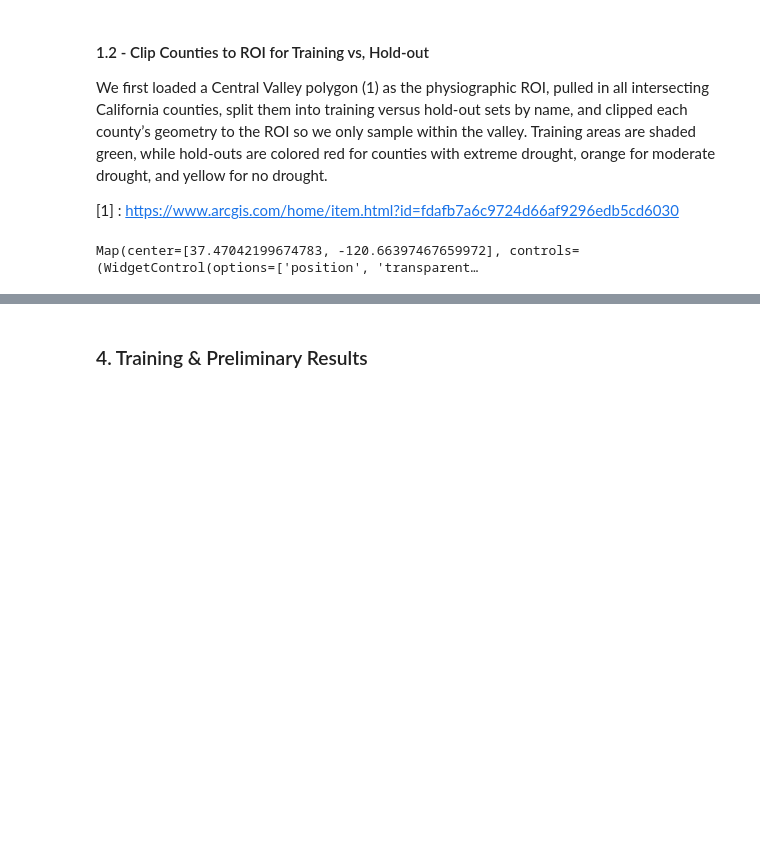
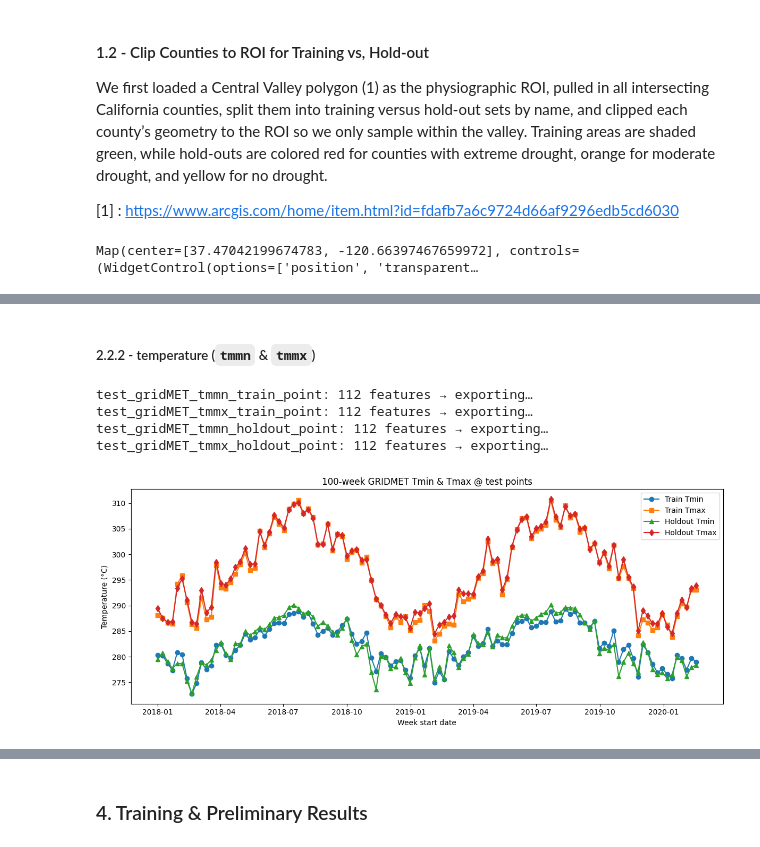
Before and after one commit to toribiodiego/ECE-471-A-Remote-Sensing, a Jupyter notebook: Final_Project/Final_Project.ipynb, the cells around one changed output, grey strips where cells are left out. Cells and saved outputs as stored; diff of their text form; code cells hidden in the pictures; blank space fills up the shorter version.

```diff
--- a/Final_Project/Final_Project.ipynb
+++ b/Final_Project/Final_Project.ipynb
@@ -493,0 +636,78 @@ Sequence shapes → X: (87, 8, 10) Y: (87, 4, 1)
+# %% [markdown]
+##### 2.2.2 - temperature (`tmmn` & `tmmx`)
+# %%
+WEEKS      = 112
+
+
+# ── LOAD a single train-/holdout point ───────────────────
+train_pt = ee.FeatureCollection(
+    'projects/toribiodiego-ece471/assets/spatial_samples/train_points'
+).limit(1)
+hold_pt  = ee.FeatureCollection(
+    'projects/toribiodiego-ece471/assets/spatial_samples/holdout_points'
+).limit(1)
+
+
+# ── BUILD weekly GRIDMET Tmin & Tmax ────────────────────
+gridmet = ee.ImageCollection("IDAHO_EPSCOR/GRIDMET")\
+            .filterDate(START, END)
+tmmn_weekly = weekly_collection(
+    gridmet, START, END, agg='mean', band='tmmn'
+).sort('system:time_start')
+
+tmmx_weekly = weekly_collection(
+    gridmet, START, END, agg='mean', band='tmmx'
+).sort('system:time_start')
+
+# ── EXPORT for that one train & holdout point ────────────
+export_one(train_pt, tmmn_weekly, 'tmmn',
+           'test_gridMET_tmmn_train_point')
+export_one(train_pt, tmmx_weekly, 'tmmx',
+           'test_gridMET_tmmx_train_point')
+export_one(hold_pt,  tmmn_weekly, 'tmmn',
+           'test_gridMET_tmmn_holdout_point')
+export_one(hold_pt,  tmmx_weekly, 'tmmx',
+           'test_gridMET_tmmx_holdout_point')
+# %% [output]
+test_gridMET_tmmn_train_point: 112 features → exporting…
+test_gridMET_tmmx_train_point: 112 features → exporting…
+test_gridMET_tmmn_holdout_point: 112 features → exporting…
+test_gridMET_tmmx_holdout_point: 112 features → exporting…
+# %%
+# 1) Map friendly names to the 4 small assets
+fcs = {
+    'Train Tmin':   ee.FeatureCollection(
+                        f'{ASSET_DIR}/test_gridMET_tmmn_train_point'),
+    'Train Tmax':   ee.FeatureCollection(
+                        f'{ASSET_DIR}/test_gridMET_tmmx_train_point'),
+    'Holdout Tmin': ee.FeatureCollection(
+                        f'{ASSET_DIR}/test_gridMET_tmmn_holdout_point'),
+    'Holdout Tmax': ee.FeatureCollection(
+                        f'{ASSET_DIR}/test_gridMET_tmmx_holdout_point'),
+}
+
+# 3) Build DataFrames
+df_tmmn_train   = fc_to_df(fcs['Train Tmin'],   'tmmn')
+df_tmmx_train   = fc_to_df(fcs['Train Tmax'],   'tmmx')
+df_tmmn_holdout = fc_to_df(fcs['Holdout Tmin'], 'tmmn')
+df_tmmx_holdout = fc_to_df(fcs['Holdout Tmax'], 'tmmx')
+
+# 4) Plot all four series
+plt.figure(figsize=(12, 5))
+plt.plot(df_tmmn_train['date'],   df_tmmn_train['tmmn'],
+         marker='o', label='Train Tmin')
+plt.plot(df_tmmx_train['date'],   df_tmmx_train['tmmx'],
+         marker='s', label='Train Tmax')
+plt.plot(df_tmmn_holdout['date'], df_tmmn_holdout['tmmn'],
+         marker='^', label='Holdout Tmin')
+plt.plot(df_tmmx_holdout['date'], df_tmmx_holdout['tmmx'],
+         marker='d', label='Holdout Tmax')
+
+plt.xlabel('Week start date')
+plt.ylabel('Temperature (°C)')
+plt.title('100‑week GRIDMET Tmin & Tmax @ test points')
+plt.legend()
+plt.tight_layout()
+plt.show()
+# %% [output]
+[figure, added]
```
Also changed, not shown: parts of 50 cells of this notebook.
